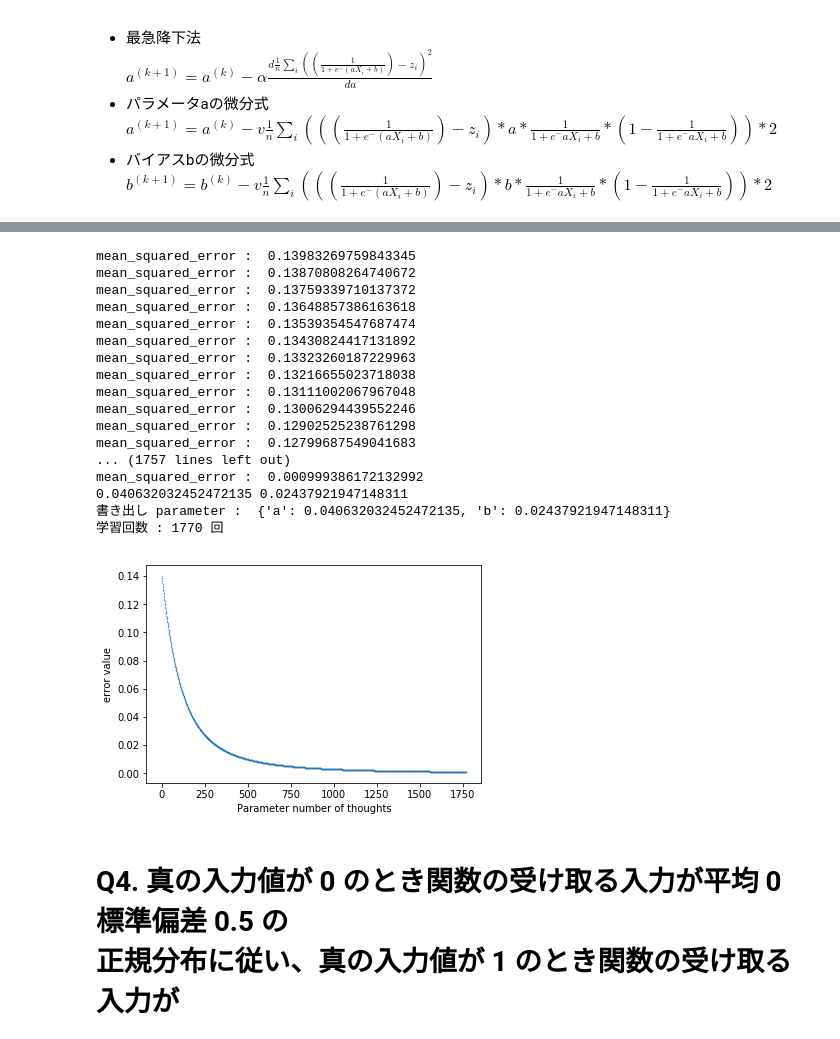
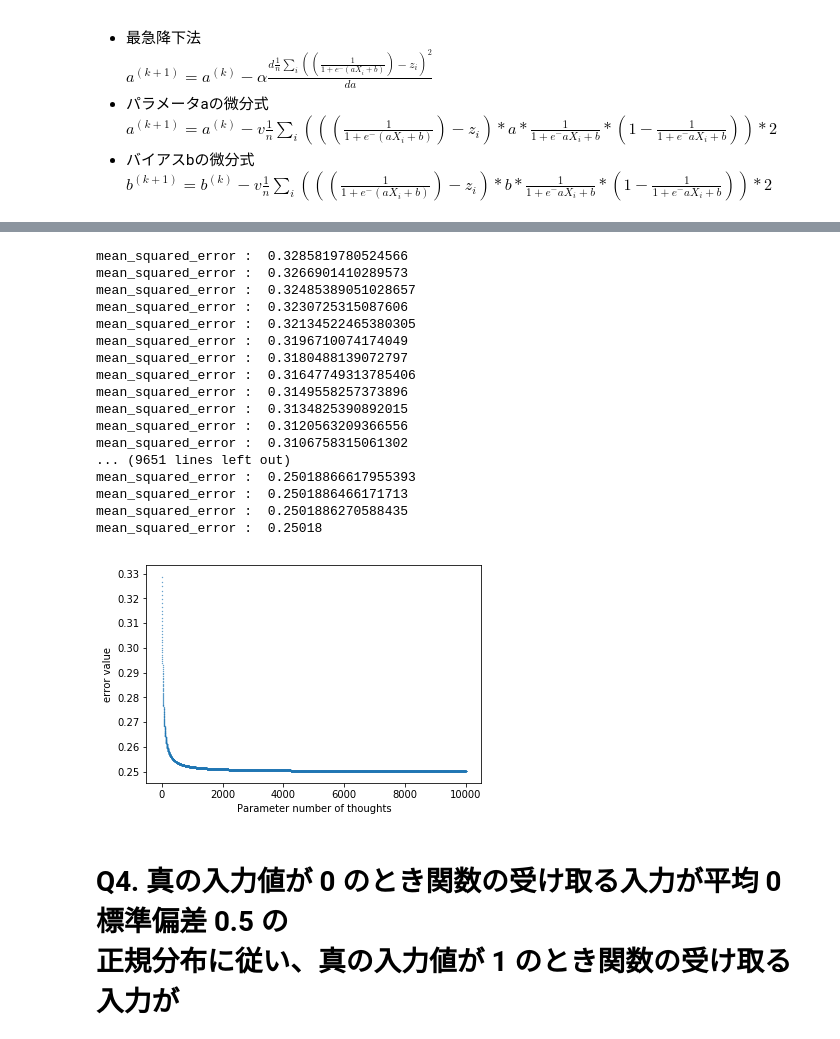
Before and after one commit to mpsamurai/ml-101-exercises, a Jupyter notebook: 04_perceptron/teraoka/04_perceptron.ipynb, the cells around one changed output, grey strips where cells are left out. Cells and saved outputs as stored; diff of their text form; code cells hidden in the pictures.

```diff
--- a/04_perceptron/teraoka/04_perceptron.ipynb
+++ b/04_perceptron/teraoka/04_perceptron.ipynb
@@ -142,7 +142,7 @@ class Neuron:
         param1 :  s (出力値)
         param2 :  answer (正解値)
         """
-        mean_squared_error = sum(s - answer)**2/len(answer)  # 平均二乗誤差関数
+        mean_squared_error = sum((s - answer)**2)/len(answer)  # 平均二乗誤差関数
         return mean_squared_error
 
     def parameter_update(self, answer, predicted_data):
@@ -150,8 +150,10 @@ class Neuron:
         param1 : answer (正解値)
         param2 : predicted_data (予測データ)
         """
-        self._a = self._a - self._v*2*(sum((predicted_data-answer)/len(predicted_data)*(self._a*predicted_data)*(1-predicted_data)))  # 重みパラメータ
-        self._b = self._b - self._v*2*(sum((predicted_data-answer)/len(predicted_data)*(self._b*predicted_data)*(1-predicted_data)))  # バイアス
+#         self._a = self._a - self._v*2*(sum((predicted_data-answer)/len(predicted_data)*(self._a*predicted_data)*(1-predicted_data)))  # 重みパラメータ
+#         self._b = self._b - self._v*2*(sum((predicted_data-answer)/len(predicted_data)*(self._b*predicted_data)*(1-predicted_data)))  # バイアス
+        self._a = self._a - self._v*(2/len(predicted_data)*(sum((predicted_data-answer)*(self._a*predicted_data)*(1-predicted_data))))  # 重みパラメータ
+        self._b = self._b - self._v*(2/len(predicted_data)*(sum((predicted_data-answer)*(self._b*predicted_data)*(1-predicted_data)))) # バイアス
         return self._a, self._b
 
 if __name__=='__main__':
@@ -159,59 +161,61 @@ if __name__=='__main__':
     answer_data = np.array([1, 0, 0, 1, 0, 1, 1, 0])  # 正解値
     a = 0.5   # 初期値のパラメータ
     b = 0.3  # バイアス
-    v = 0.1  # ハイパーパラメータ(調整項)
+    v = 0.5  # ハイパーパラメータ(調整項)
     error_list = []  # 誤差リスト(出力用に集計)
     mean_squared_error = None  # 誤差関数を受け取る変数
     neuron = Neuron(a, b, v)  # インスタンス化
-    parameter = {"a":None, "b":None}
+    parameter = {"a":[], "b":[]}
 
 
-    for _ in range(100000):
-        if mean_squared_error is not None and mean_squared_error < 0.001:  # 誤差0.01以下になったら終わり
+    for _ in range(10000):
+        if mean_squared_error is not None and mean_squared_error < 0.01:  # 誤差0.01以下になったら終わり
             # 最後のパラメータを保存
             print(a, b)
-            parameter["a"] = a
-            parameter["b"] = b
+            parameter["a"].append(a)
+            parameter["b"].append(b)
             break
         else:
             y = neuron.input_layer(input_data)  # 入力層
             s = neuron.activation_function(y)  # 中間層
             mean_squared_error = neuron.error_function(s, answer_data)  # 出力層　： 誤差関数
 
             a, b = neuron.parameter_update(answer_data, s)  # パラメータ更新
+            parameter["a"].append(a)
+            parameter["b"].append(b)
 
             print("mean_squared_error : ", mean_squared_error)
             error_list.append(mean_squared_error)
 
     # 更新済みパラメータ保存
     print("書き出し parameter : ", parameter)
     with open('output/output_Q3.json', 'w') as f:
         json.dump(parameter, f)
 
     # 描画
     print("学習回数 : %s 回" % len(error_list))
     plt.scatter(np.arange(len(error_list)),error_list, s=0.1, marker='o')
     plt.xlabel('Parameter number of thoughts')
     plt.ylabel('error value')
     plt.show()
 # %% [output]
-mean_squared_error :  0.13983269759843345
-mean_squared_error :  0.13870808264740672
-mean_squared_error :  0.13759339710137372
-mean_squared_error :  0.13648857386163618
-mean_squared_error :  0.13539354547687474
-mean_squared_error :  0.13430824417131892
-mean_squared_error :  0.13323260187229963
-mean_squared_error :  0.13216655023718038
-mean_squared_error :  0.13111002067967048
-mean_squared_error :  0.13006294439552246
-mean_squared_error :  0.12902525238761298
-mean_squared_error :  0.12799687549041683
-... (1757 lines left out)
-mean_squared_error :  0.000999386172132992
-0.040632032452472135 0.02437921947148311
-書き出し parameter :  {'a': 0.040632032452472135, 'b': 0.02437921947148311}
-学習回数 : 1770 回
+mean_squared_error :  0.3285819780524566
+mean_squared_error :  0.3266901410289573
+mean_squared_error :  0.32485389051028657
+mean_squared_error :  0.3230725315087606
+mean_squared_error :  0.32134522465380305
+mean_squared_error :  0.3196710074174049
+mean_squared_error :  0.3180488139072797
+mean_squared_error :  0.31647749313785406
+mean_squared_error :  0.3149558257373896
+mean_squared_error :  0.3134825390892015
+mean_squared_error :  0.3120563209366556
+mean_squared_error :  0.3106758315061302
+... (9651 lines left out)
+mean_squared_error :  0.25018866617955393
+mean_squared_error :  0.2501886466171713
+mean_squared_error :  0.2501886270588435
+mean_squared_error :  0.25018
-[figure, old version]
+[figure, new version]
 # %% [markdown]
 # Q4. 真の入力値が 0 のとき関数の受け取る入力が平均 0 標準偏差 0.5 の<br>正規分布に従い、真の入力値が 1 のとき関数の受け取る入力が<br>平均 1 分散 0.5 の正規分布に従うとする。<br><br>この時、問題 3 で作成した論理否定を行う関数の正解率を求め、<br>その結果について考察し、必要があれば正解率を改善せよ。
```
Also changed, not shown: parts of 20 cells of this notebook, 2 other files.
